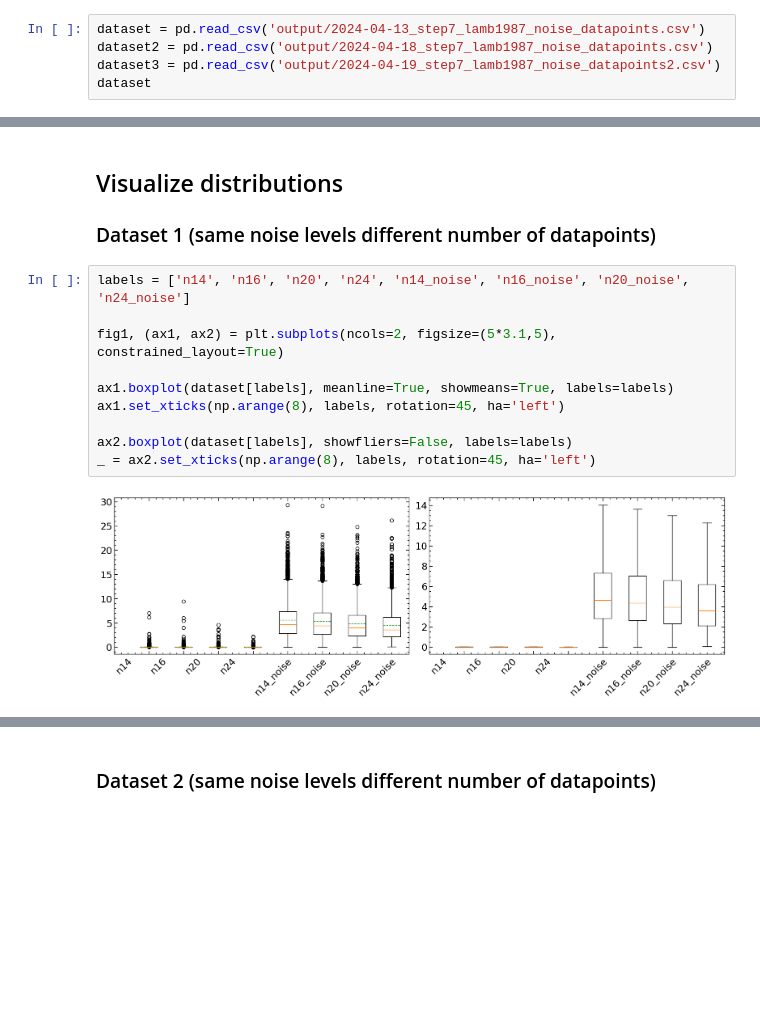
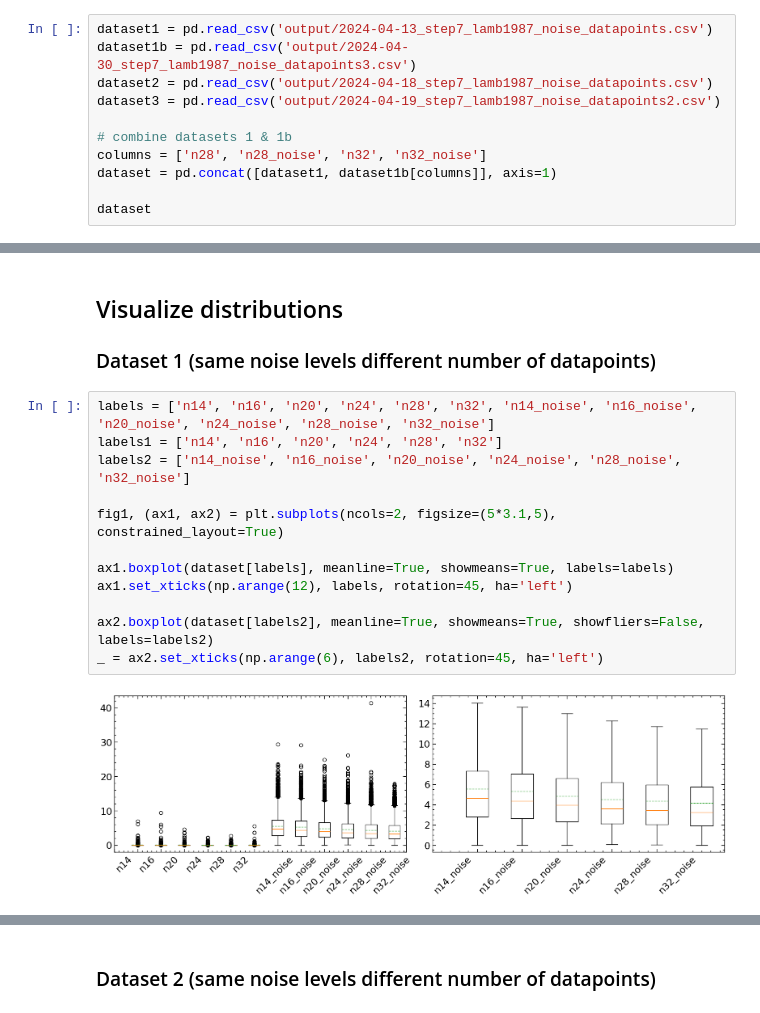
Before and after one commit to bertopadron/FTIR-EBSD, a Jupyter notebook: docs/08c_stats_test.ipynb, the cells around one changed output, grey strips where cells are left out. Drawn from its saved outputs; the diff is of its cells as text; blank space fills up the shorter version.

```diff
--- a/docs/08c_stats_test.ipynb
+++ b/docs/08c_stats_test.ipynb
@@ -42,9 +42,15 @@ mpl.rcParams['lines.markersize'] = 12
 # Remove legend frame
 mpl.rcParams['legend.frameon'] = False
 # %%
-dataset = pd.read_csv('output/2024-04-13_step7_lamb1987_noise_datapoints.csv')
+dataset1 = pd.read_csv('output/2024-04-13_step7_lamb1987_noise_datapoints.csv')
+dataset1b = pd.read_csv('output/2024-04-30_step7_lamb1987_noise_datapoints3.csv')
 dataset2 = pd.read_csv('output/2024-04-18_step7_lamb1987_noise_datapoints.csv')
 dataset3 = pd.read_csv('output/2024-04-19_step7_lamb1987_noise_datapoints2.csv')
+
+# combine datasets 1 & 1b
+columns = ['n28', 'n28_noise', 'n32', 'n32_noise']
+dataset = pd.concat([dataset1, dataset1b[columns]], axis=1)
+
 dataset
 # %% [output]
 |  | Euler1 | Euler2 | Euler3 | n14 | n14_noise | n16 | n16_noise | n20 | n20_noise | n24 | ... |
@@ -115,17 +121,19 @@ dataset3[['n14', 'n14_noise', 'n16', 'n16_noise', 'n20', 'n20_noise', 'n24', 'n2
 
 ### Dataset 1 (same noise levels different number of datapoints)
 # %%
-labels = ['n14', 'n16', 'n20', 'n24', 'n14_noise', 'n16_noise', 'n20_noise', 'n24_noise']
+labels = ['n14', 'n16', 'n20', 'n24', 'n28', 'n32', 'n14_noise', 'n16_noise', 'n20_noise', 'n24_noise', 'n28_noise', 'n32_noise']
+labels1 = ['n14', 'n16', 'n20', 'n24', 'n28', 'n32']
+labels2 = ['n14_noise', 'n16_noise', 'n20_noise', 'n24_noise', 'n28_noise', 'n32_noise']
 
 fig1, (ax1, ax2) = plt.subplots(ncols=2, figsize=(5*3.1,5), constrained_layout=True)
 
 ax1.boxplot(dataset[labels], meanline=True, showmeans=True, labels=labels)
-ax1.set_xticks(np.arange(8), labels, rotation=45, ha='left')
+ax1.set_xticks(np.arange(12), labels, rotation=45, ha='left')
 
-ax2.boxplot(dataset[labels], showfliers=False, labels=labels)
-_ = ax2.set_xticks(np.arange(8), labels, rotation=45, ha='left')
+ax2.boxplot(dataset[labels2], meanline=True, showmeans=True, showfliers=False, labels=labels2)
+_ = ax2.set_xticks(np.arange(6), labels2, rotation=45, ha='left')
 # %% [output]
-[figure, old version]
+[figure, new version]
 # %%
 fig2, (ax1, ax2, ax3) = plt.subplots(ncols=3, figsize=(5*3.1, 5), sharey=True, constrained_layout=True)
 
```
Also changed, not shown: parts of 8 cells of this notebook.
